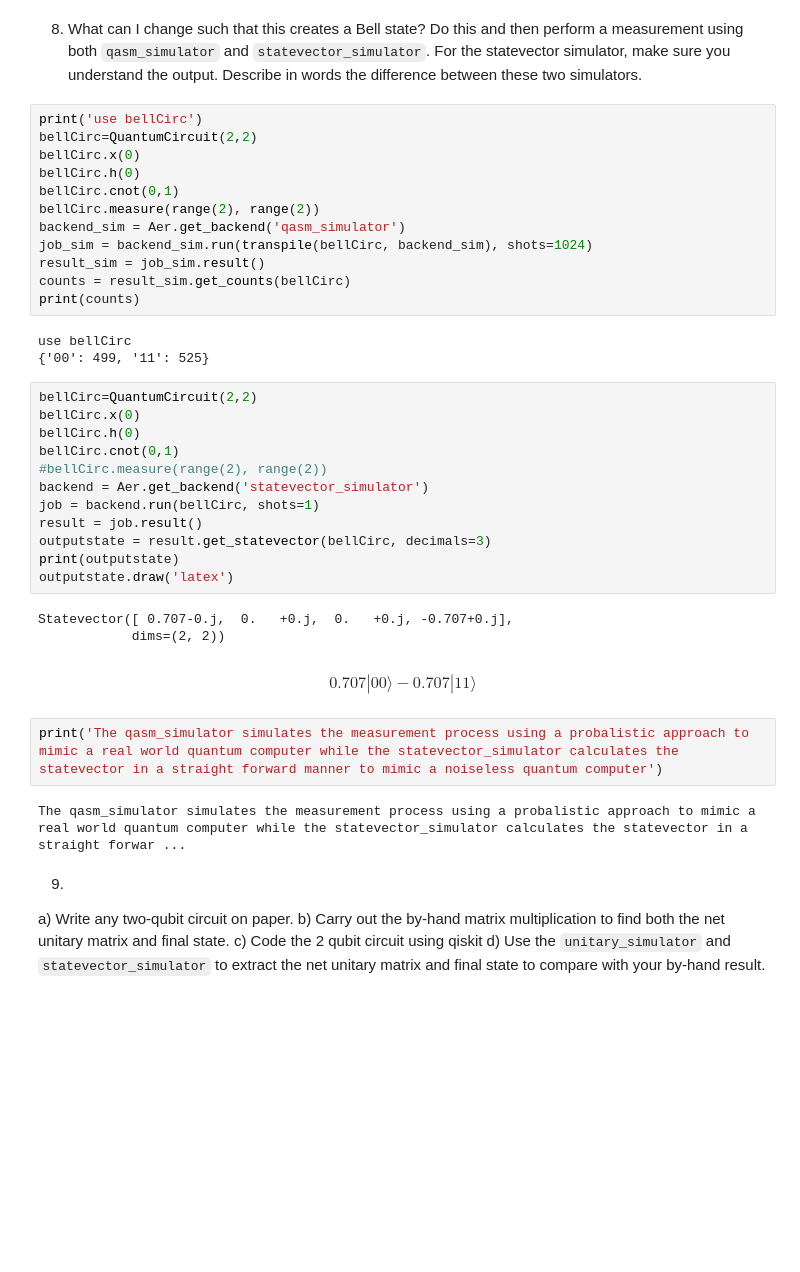
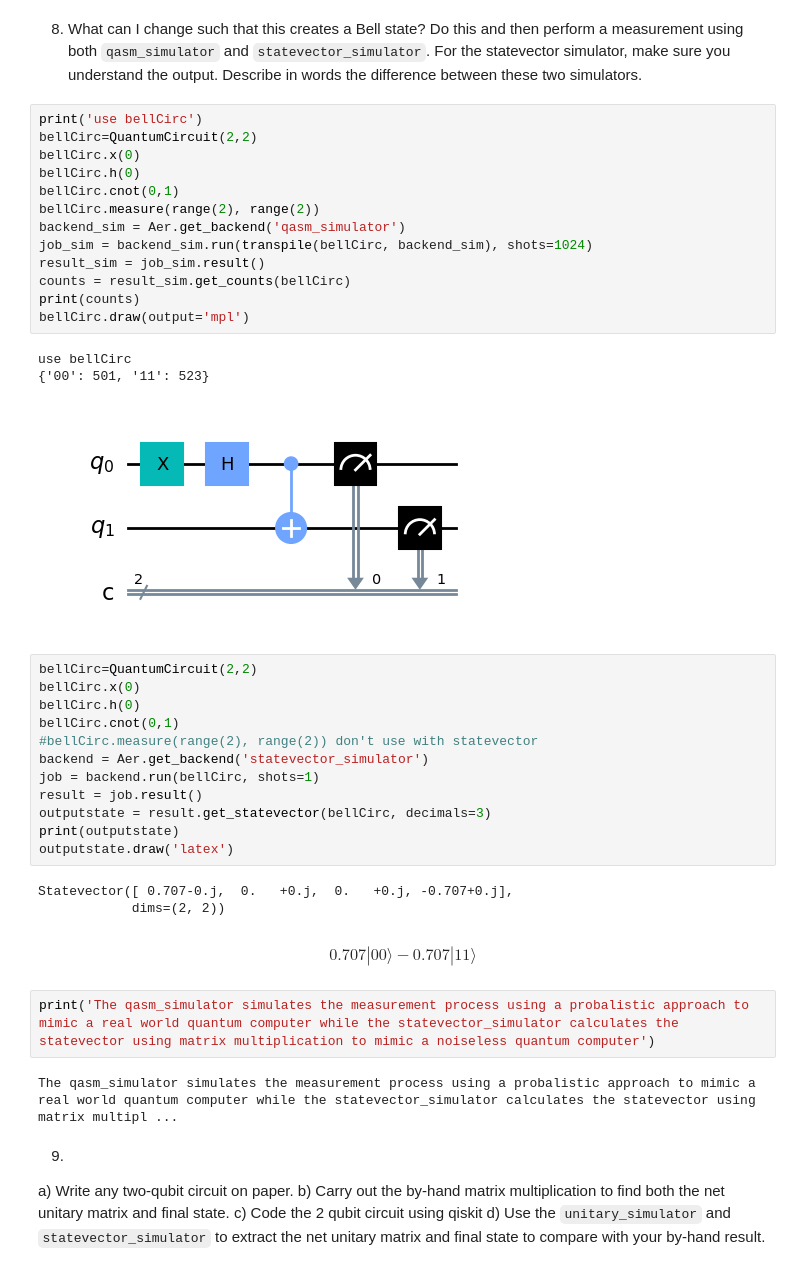
Before and after one commit to 777rari/RepoQISE, a Jupyter notebook: exercises_1.ipynb, the cells around one changed output. Cells and saved outputs as stored; diff of their text form; blank space fills up the shorter version.

```diff
--- a/exercises_1.ipynb
+++ b/exercises_1.ipynb
@@ -159,24 +159,26 @@ print(counts)
 # %%
 print('use bellCirc')
 bellCirc=QuantumCircuit(2,2)
 bellCirc.x(0)
 bellCirc.h(0)
 bellCirc.cnot(0,1)
 bellCirc.measure(range(2), range(2))
 backend_sim = Aer.get_backend('qasm_simulator')
 job_sim = backend_sim.run(transpile(bellCirc, backend_sim), shots=1024)
 result_sim = job_sim.result()
 counts = result_sim.get_counts(bellCirc)
 print(counts)
+bellCirc.draw(output='mpl')
 # %% [output]
 use bellCirc
-{'00': 499, '11': 525}
+{'00': 501, '11': 523}
+[figure, added]
 # %%
 bellCirc=QuantumCircuit(2,2)
 bellCirc.x(0)
 bellCirc.h(0)
 bellCirc.cnot(0,1)
-#bellCirc.measure(range(2), range(2))
+#bellCirc.measure(range(2), range(2)) don't use with statevector
 backend = Aer.get_backend('statevector_simulator')
 job = backend.run(bellCirc, shots=1)
 result = job.result()
@@ -188,9 +190,9 @@ Statevector([ 0.707-0.j,  0.   +0.j,  0.   +0.j, -0.707+0.j],
             dims=(2, 2))
 $$0.707 |00\rangle-0.707 |11\rangle$$
 # %%
-print('The qasm_simulator simulates the measurement process using a probalistic approach to mimic a real world quantum computer while the statevector_simulator calculates the statevector in a straight forward manner to mimic a noiseless quantum computer')
+print('The qasm_simulator simulates the measurement process using a probalistic approach to mimic a real world quantum computer while the statevector_simulator calculates the statevector using matrix multiplication to mimic a noiseless quantum computer')
 # %% [output]
-The qasm_simulator simulates the measurement process using a probalistic approach to mimic a real world quantum computer while the statevector_simulator calculates the statevector in a straight forwar ...
+The qasm_simulator simulates the measurement process using a probalistic approach to mimic a real world quantum computer while the statevector_simulator calculates the statevector using matrix multipl ...
 # %% [markdown]
 9.
 a) Write any two-qubit circuit on paper.
```
Also changed, not shown: parts of 3 cells of this notebook.
